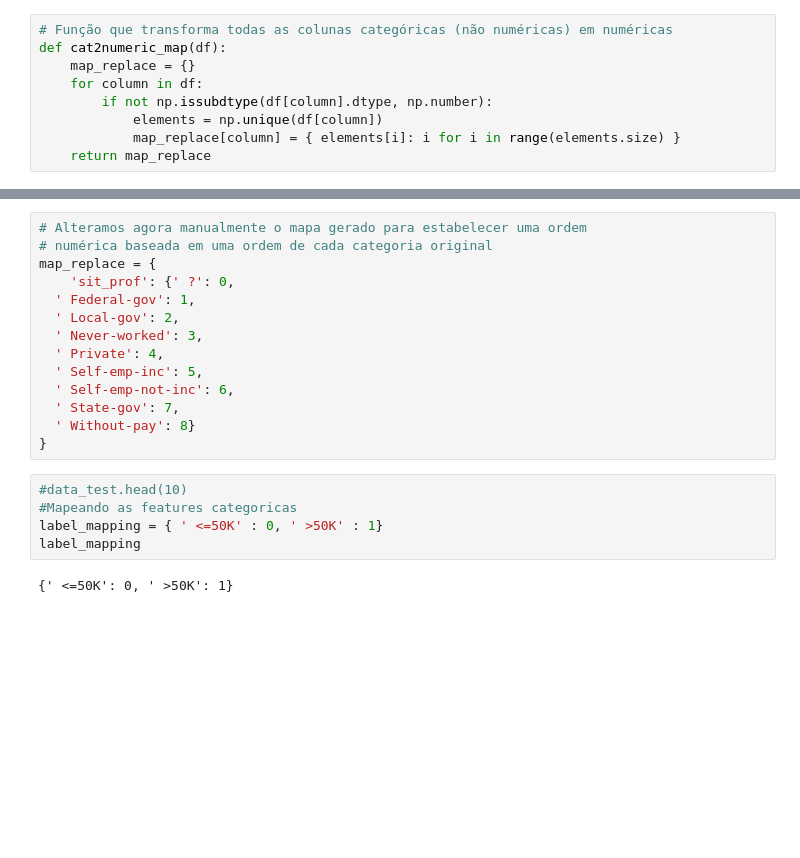
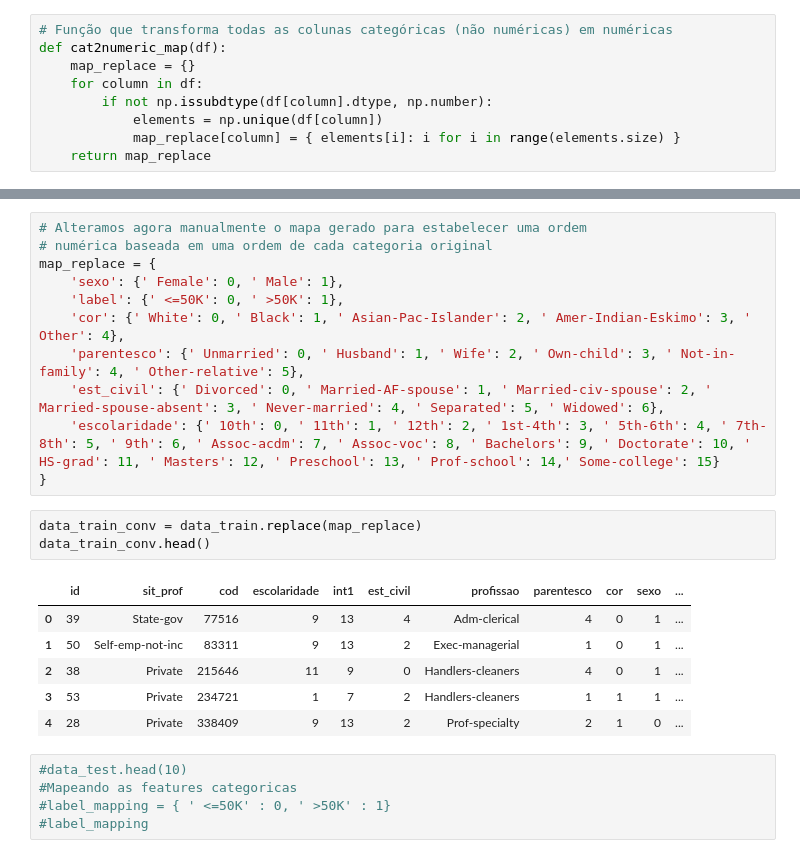
Before and after one commit to Eudalio/Aprendizado-de-Maquina, a Jupyter notebook: Exercicio_09/lista 09.ipynb, the cells around one changed output, grey strips where cells are left out. Saved outputs shown, nothing was run; the diff lists cells and outputs as text; blank space fills up the shorter version.

```diff
--- a/Exercicio_09/lista 09.ipynb
+++ b/Exercicio_09/lista 09.ipynb
@@ -144,25 +117,30 @@ map_replace
   ' Self-emp-not-inc': 6,
   ' State-gov': 7,
   ' Without-pay': 8}}
-# %%
-# Alteramos agora manualmente o mapa gerado para estabelecer uma ordem
-# numérica baseada em uma ordem de cada categoria original
-map_replace = {
-    'sit_prof': {' ?': 0,
-  ' Federal-gov': 1,
-  ' Local-gov': 2,
-  ' Never-worked': 3,
-  ' Private': 4,
-  ' Self-emp-inc': 5,
-  ' Self-emp-not-inc': 6,
-  ' State-gov': 7,
-  ' Without-pay': 8}
-}
+# %%
+# Alteramos agora manualmente o mapa gerado para estabelecer uma ordem
+# numérica baseada em uma ordem de cada categoria original
+map_replace = {
+    'sexo': {' Female': 0, ' Male': 1},
+    'label': {' <=50K': 0, ' >50K': 1},
+    'cor': {' White': 0, ' Black': 1, ' Asian-Pac-Islander': 2, ' Amer-Indian-Eskimo': 3, ' Other': 4},
+    'parentesco': {' Unmarried': 0, ' Husband': 1, ' Wife': 2, ' Own-child': 3, ' Not-in-family': 4, ' Other-relative': 5},
+    'est_civil': {' Divorced': 0, ' Married-AF-spouse': 1, ' Married-civ-spouse': 2, ' Married-spouse-absent': 3, ' Never-married': 4, ' Separated': 5, ' Widowed': 6},
+    'escolaridade': {' 10th': 0, ' 11th': 1, ' 12th': 2, ' 1st-4th': 3, ' 5th-6th': 4, ' 7th-8th': 5, ' 9th': 6, ' Assoc-acdm': 7, ' Assoc-voc': 8, ' Bachelors': 9, ' Doctorate': 10, ' HS-grad': 11, ' Masters': 12, ' Preschool': 13, ' Prof-school': 14,' Some-college': 15}
+}
+# %%
+data_train_conv = data_train.replace(map_replace)
+data_train_conv.head()
+# %% [output]
+|  | id | sit_prof | cod | escolaridade | int1 | est_civil | profissao | parentesco | cor | sexo | ... |
+| 0 | 39 | State-gov | 77516 | 9 | 13 | 4 | Adm-clerical | 4 | 0 | 1 | ... |
+| 1 | 50 | Self-emp-not-inc | 83311 | 9 | 13 | 2 | Exec-managerial | 1 | 0 | 1 | ... |
+| 2 | 38 | Private | 215646 | 11 | 9 | 0 | Handlers-cleaners | 4 | 0 | 1 | ... |
+| 3 | 53 | Private | 234721 | 1 | 7 | 2 | Handlers-cleaners | 1 | 1 | 1 | ... |
+| 4 | 28 | Private | 338409 | 9 | 13 | 2 | Prof-specialty | 2 | 1 | 0 | ... |
 # %%
 #data_test.head(10)
 #Mapeando as features categoricas
-label_mapping = { ' <=50K' : 0, ' >50K' : 1}
-label_mapping
+#label_mapping = { ' <=50K' : 0, ' >50K' : 1}
+#label_mapping
-# %% [output]
-{' <=50K': 0, ' >50K': 1}
 # %%
```
Also changed, not shown: parts of 10 cells of this notebook.
